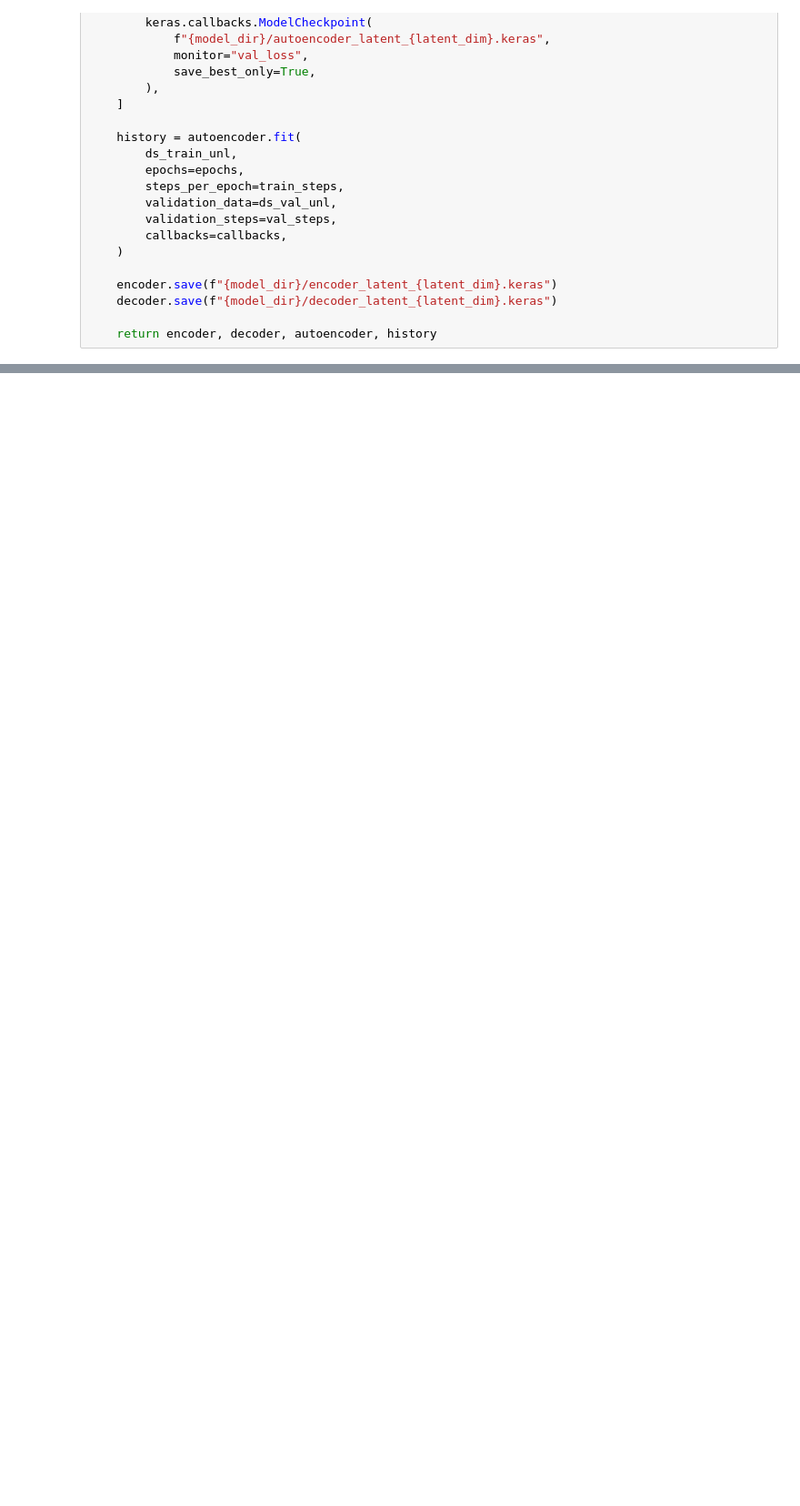
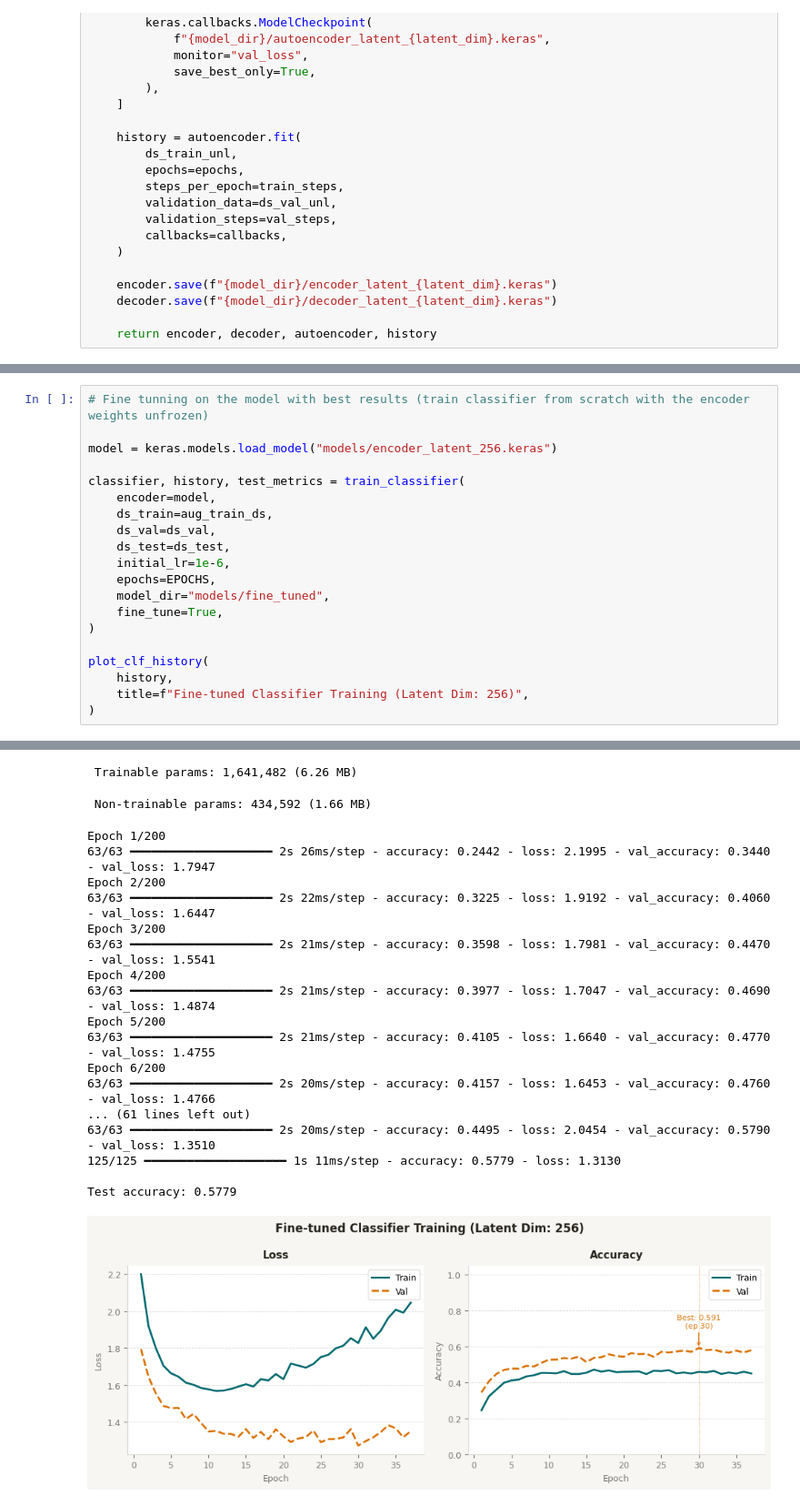
Before and after one commit to daniiprietoo/DL-P3-AEs, a Jupyter notebook: 1.TrainAE_TODO.ipynb, the cells around one changed output, grey strips where cells are left out. Shown at 91% size. Cells and saved outputs as stored; diff of their text form; blank space fills up the shorter version.

```diff
--- a/1.TrainAE_TODO.ipynb
+++ b/1.TrainAE_TODO.ipynb
@@ -899,0 +1009,21 @@ Model: "classifier"
+# %%
+# Fine tunning on the model with best results (train classifier from scratch with the encoder weights unfrozen)
+
+model = keras.models.load_model("models/encoder_latent_256.keras")
+
+classifier, history, test_metrics = train_classifier(
+    encoder=model,
+    ds_train=aug_train_ds,
+    ds_val=ds_val,
+    ds_test=ds_test,
+    initial_lr=1e-6,
+    epochs=EPOCHS,
+    model_dir="models/fine_tuned",
+    fine_tune=True,
+)
+
+plot_clf_history(
+    history,
+    title=f"Fine-tuned Classifier Training (Latent Dim: 256)",
+)
+# %% [output]
@@ -899,0 +1048,20 @@ Model: "classifier"
+ Trainable params: 1,641,482 (6.26 MB)
+ Non-trainable params: 434,592 (1.66 MB)
+Epoch 1/200
+63/63 ━━━━━━━━━━━━━━━━━━━━ 2s 26ms/step - accuracy: 0.2442 - loss: 2.1995 - val_accuracy: 0.3440 - val_loss: 1.7947
+Epoch 2/200
+63/63 ━━━━━━━━━━━━━━━━━━━━ 2s 22ms/step - accuracy: 0.3225 - loss: 1.9192 - val_accuracy: 0.4060 - val_loss: 1.6447
+Epoch 3/200
+63/63 ━━━━━━━━━━━━━━━━━━━━ 2s 21ms/step - accuracy: 0.3598 - loss: 1.7981 - val_accuracy: 0.4470 - val_loss: 1.5541
+Epoch 4/200
+63/63 ━━━━━━━━━━━━━━━━━━━━ 2s 21ms/step - accuracy: 0.3977 - loss: 1.7047 - val_accuracy: 0.4690 - val_loss: 1.4874
+Epoch 5/200
+63/63 ━━━━━━━━━━━━━━━━━━━━ 2s 21ms/step - accuracy: 0.4105 - loss: 1.6640 - val_accuracy: 0.4770 - val_loss: 1.4755
+Epoch 6/200
+63/63 ━━━━━━━━━━━━━━━━━━━━ 2s 20ms/step - accuracy: 0.4157 - loss: 1.6453 - val_accuracy: 0.4760 - val_loss: 1.4766
+... (61 lines left out)
+63/63 ━━━━━━━━━━━━━━━━━━━━ 2s 20ms/step - accuracy: 0.4495 - loss: 2.0454 - val_accuracy: 0.5790 - val_loss: 1.3510
+125/125 ━━━━━━━━━━━━━━━━━━━━ 1s 11ms/step - accuracy: 0.5779 - loss: 1.3130
+
+Test accuracy: 0.5779
+[figure, added]
```
Also changed, not shown: parts of 17 cells of this notebook, 17 other files.
